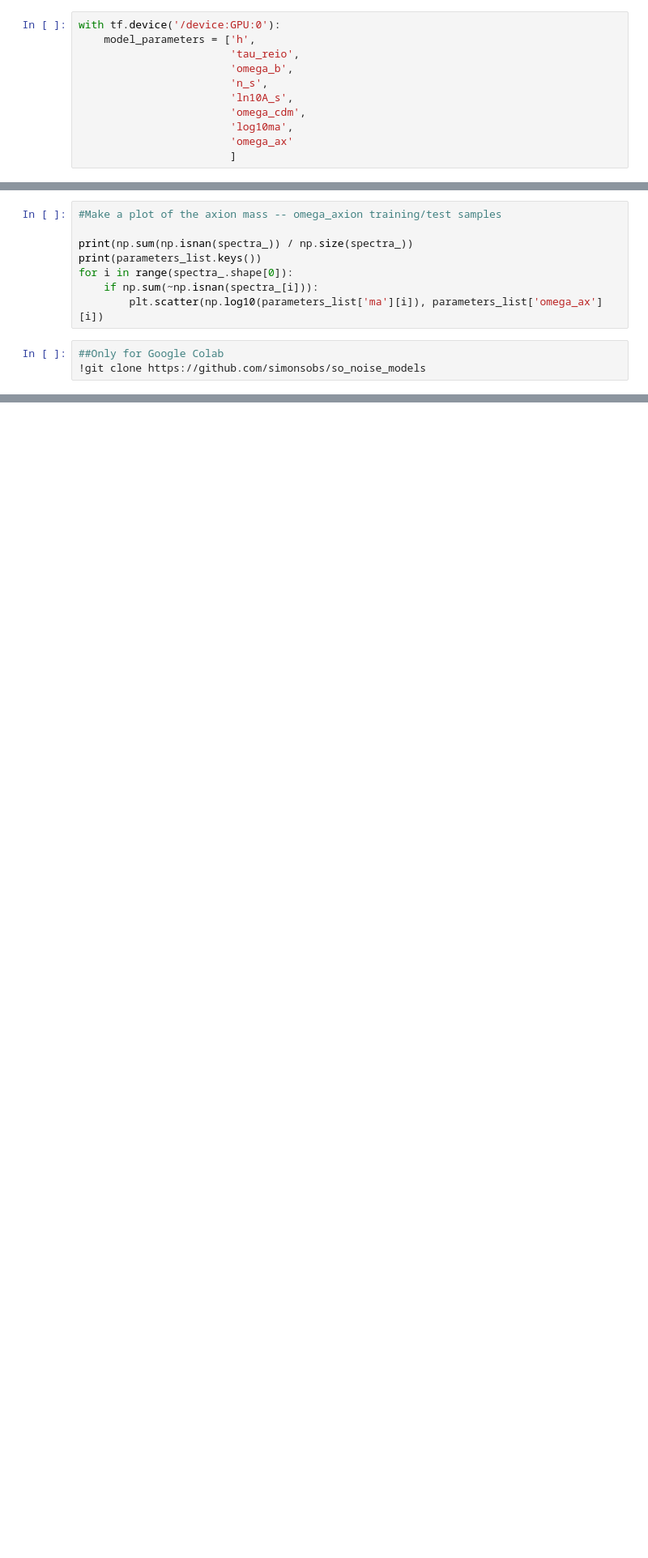
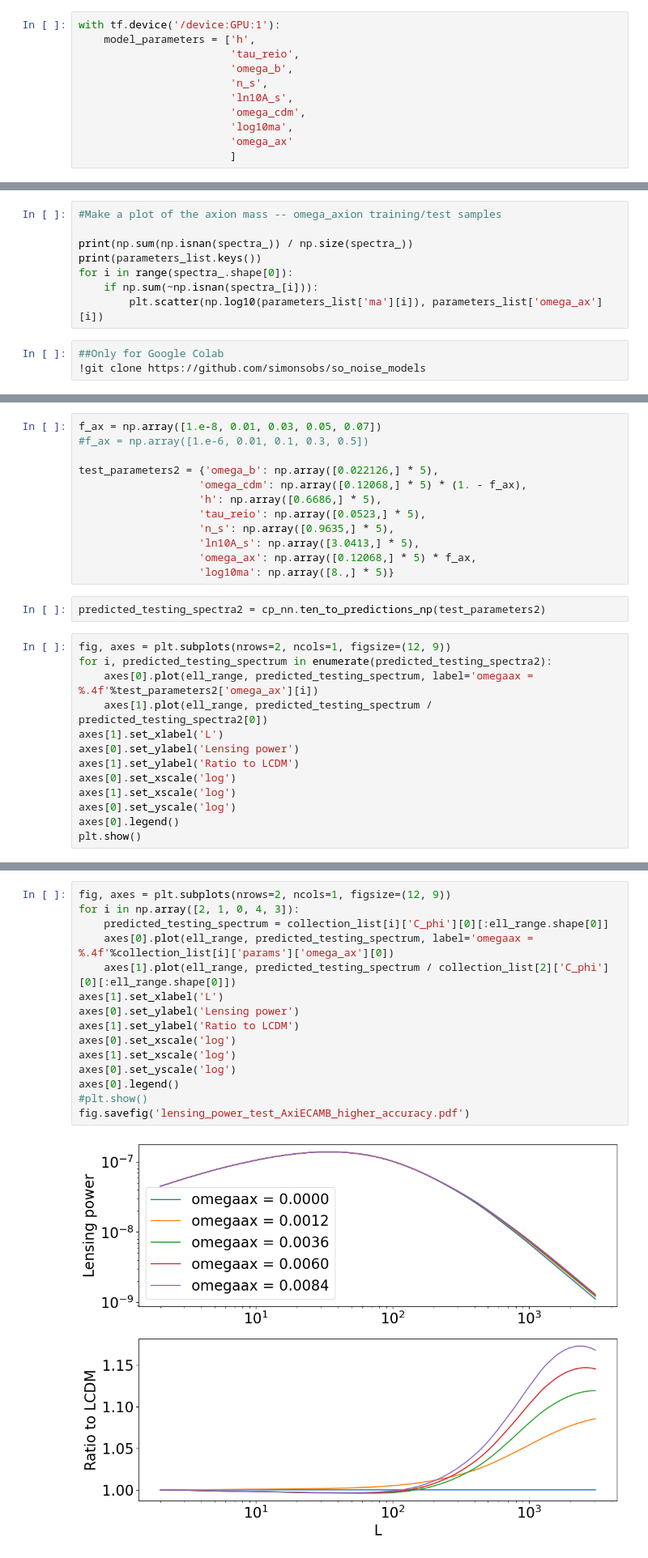
Before and after one commit to keirkwame/axionEmu, a Jupyter notebook: emulator_NN_C_ell_training.ipynb, the cells around one changed output, grey strips where cells are left out. Shown at 81% size. Saved outputs shown, nothing was run; the diff lists cells and outputs as text; blank space fills up the shorter version.

```diff
--- a/emulator_NN_C_ell_training.ipynb
+++ b/emulator_NN_C_ell_training.ipynb
@@ -34,5 +34,5 @@ To enable the following instructions: AVX2 FMA, in other operations, rebuild Ten
 # %%
-with tf.device('/device:GPU:0'):
+with tf.device('/device:GPU:1'):
     model_parameters = ['h',
                         'tau_reio',
                         'omega_b',
@@ -317,0 +360,27 @@ with tf.device('/device:GPU:0'): # ensures we are running on a GPU
+# %%
+f_ax = np.array([1.e-8, 0.01, 0.03, 0.05, 0.07])
+#f_ax = np.array([1.e-6, 0.01, 0.1, 0.3, 0.5])
+
+test_parameters2 = {'omega_b': np.array([0.022126,] * 5),
+                   'omega_cdm': np.array([0.12068,] * 5) * (1. - f_ax),
+                   'h': np.array([0.6686,] * 5),
+                   'tau_reio': np.array([0.0523,] * 5),
+                   'n_s': np.array([0.9635,] * 5),
+                   'ln10A_s': np.array([3.0413,] * 5),
+                   'omega_ax': np.array([0.12068,] * 5) * f_ax,
+                   'log10ma': np.array([8.,] * 5)}
+# %%
+predicted_testing_spectra2 = cp_nn.ten_to_predictions_np(test_parameters2)
+# %%
+fig, axes = plt.subplots(nrows=2, ncols=1, figsize=(12, 9))
+for i, predicted_testing_spectrum in enumerate(predicted_testing_spectra2):
+    axes[0].plot(ell_range, predicted_testing_spectrum, label='omegaax = %.4f'%test_parameters2['omega_ax'][i])
+    axes[1].plot(ell_range, predicted_testing_spectrum / predicted_testing_spectra2[0])
+axes[1].set_xlabel('L')
+axes[0].set_ylabel('Lensing power')
+axes[1].set_ylabel('Ratio to LCDM')
+axes[0].set_xscale('log')
+axes[1].set_xscale('log')
+axes[0].set_yscale('log')
+axes[0].legend()
+plt.show()
@@ -317,0 +389,17 @@ with tf.device('/device:GPU:0'): # ensures we are running on a GPU
+# %%
+fig, axes = plt.subplots(nrows=2, ncols=1, figsize=(12, 9))
+for i in np.array([2, 1, 0, 4, 3]):
+    predicted_testing_spectrum = collection_list[i]['C_phi'][0][:ell_range.shape[0]]
+    axes[0].plot(ell_range, predicted_testing_spectrum, label='omegaax = %.4f'%collection_list[i]['params']['omega_ax'][0])
+    axes[1].plot(ell_range, predicted_testing_spectrum / collection_list[2]['C_phi'][0][:ell_range.shape[0]])
+axes[1].set_xlabel('L')
+axes[0].set_ylabel('Lensing power')
+axes[1].set_ylabel('Ratio to LCDM')
+axes[0].set_xscale('log')
+axes[1].set_xscale('log')
+axes[0].set_yscale('log')
+axes[0].legend()
+#plt.show()
+fig.savefig('lensing_power_test_AxiECAMB_higher_accuracy.pdf')
+# %% [output]
+[figure, added]
```
Also changed, not shown: parts of 16 cells of this notebook, 4 other files.
